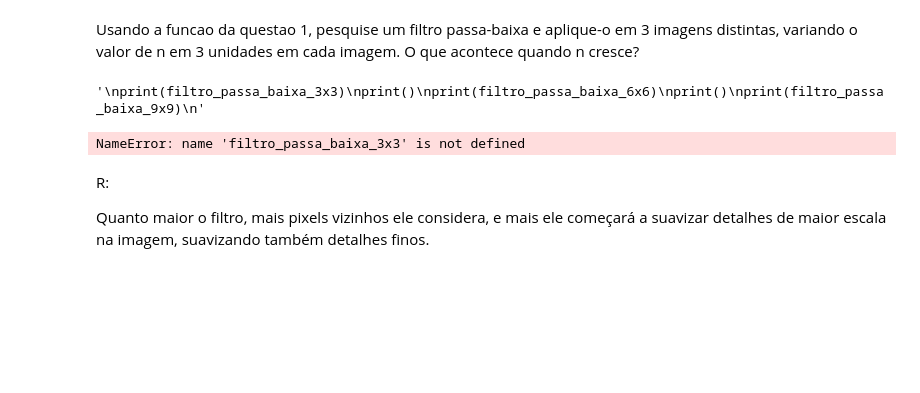
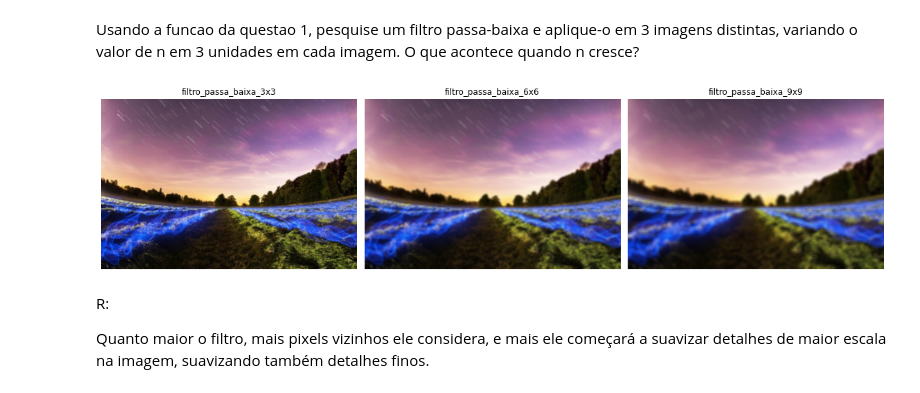
Before and after one commit to JonathanYuri/Computer-Vision, a Jupyter notebook: Lista1/lista.ipynb, the cells around one changed output. Cells and saved outputs as stored; diff of their text form; code cells hidden in the pictures; blank space fills up the shorter version.

```diff
--- a/Lista1/lista.ipynb
+++ b/Lista1/lista.ipynb
@@ -69,15 +97,12 @@ def apply_filter(img, filter):
     else:  # Imagem em escala de cinza
         return apply_filter_to_grayscale_image(img, filter)
 # %%
-def apply_filters(img, filters, write = False):
+def apply_filters(img, filters):
     filtered_imgs = []
     for name, filter in filters.items():
-        filtered_imgs.append(apply_filter(img, filter))
-        if write:
-            write_ppm(f'{name}.ppm', filtered_img)
-
-    if not write:
-        return filtered_imgs
+        filtered_img = apply_filter(img, filter)
+        filtered_imgs.append(filtered_img)
+    return filtered_imgs
 # %%
 img = read_ppm('./sample.ppm')
 filter = np.array([[1, 2, 1], [2, 4, 2], [1, 2, 1]]) / 16  # Filtro de suavização Gaussiano 3x3
@@ -136,26 +150,17 @@ Usando a funcao da questao 1, pesquise um filtro passa-baixa e aplique-o em 3 im
 filtro_passa_baixa_3x3 = np.ones((3, 3)) / 9
 filtro_passa_baixa_6x6 = np.ones((6, 6)) / 36
 filtro_passa_baixa_9x9 = np.ones((9, 9)) / 81
-# %%
-'''
-print(filtro_passa_baixa_3x3)
-print()
-print(filtro_passa_baixa_6x6)
-print()
-print(filtro_passa_baixa_9x9)
-'''
-# %% [output]
-'\nprint(filtro_passa_baixa_3x3)\nprint()\nprint(filtro_passa_baixa_6x6)\nprint()\nprint(filtro_passa_baixa_9x9)\n'
 # %%
 img = read_ppm('./sample.ppm')
 
 filters = {"filtro_passa_baixa_3x3": filtro_passa_baixa_3x3,
            "filtro_passa_baixa_6x6": filtro_passa_baixa_6x6,
            "filtro_passa_baixa_9x9": filtro_passa_baixa_9x9}
 
-apply_filters(img, filters)
+imgs = apply_filters(img, filters, './Outputs/OutputQ3')
+display_images(imgs, ['filtro_passa_baixa_3x3', 'filtro_passa_baixa_6x6', 'filtro_passa_baixa_9x9'])
 # %% [output]
-NameError: name 'filtro_passa_baixa_3x3' is not defined
+[figure, added]
 # %% [markdown]
 R:
 
```
Also changed, not shown: parts of 19 cells of this notebook, 5 other files.
